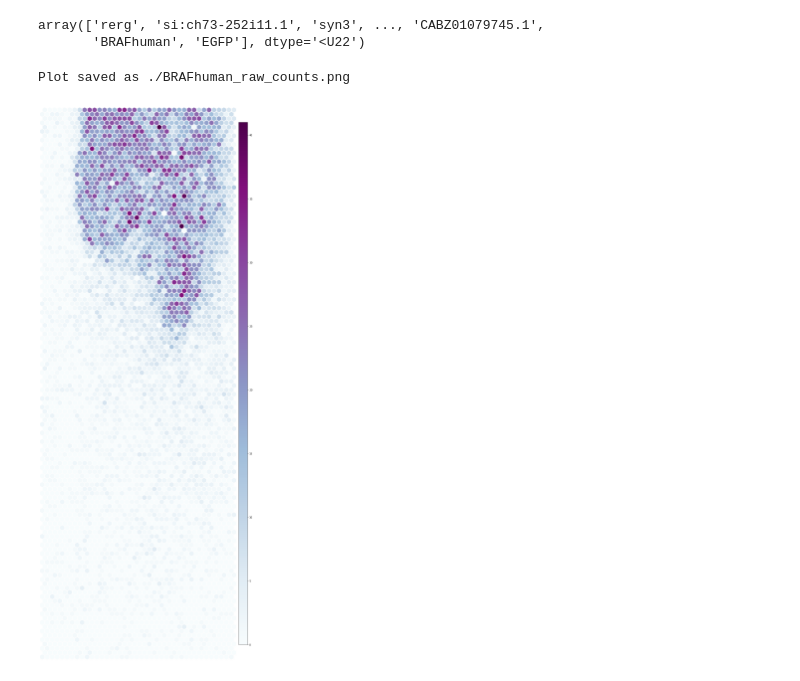
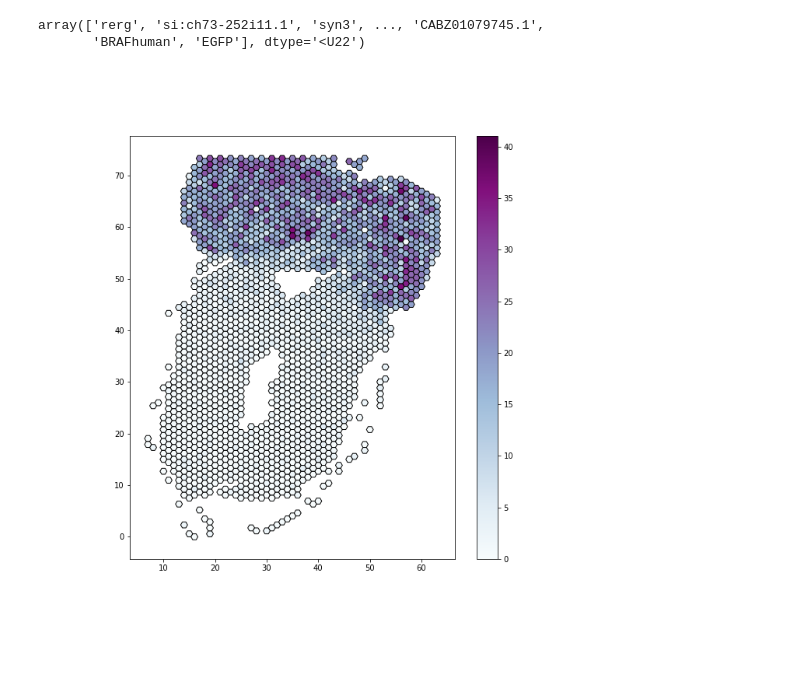
Before and after one commit to tansey-lab/bayestme, a Jupyter notebook: notebooks/bleeding_correction.ipynb, the cells around one changed output. Saved outputs shown, nothing was run; the diff lists cells and outputs as text; code cells hidden in the pictures.

Commit message:
refactoring plotting and sythetic data

```diff
--- a/notebooks/bleeding_correction.ipynb
+++ b/notebooks/bleeding_correction.ipynb
@@ -10,14 +10,15 @@ array(['rerg', 'si:ch73-252i11.1', 'syn3', ..., 'CABZ01079745.1',
 # %%
 from bayestme import plotting
 from IPython.display import Image
+from matplotlib import pyplot as plt
 
-plotting.plot_gene_raw_counts(stdata=stdata, gene='BRAFhuman', output_dir='.', output_format='png')
+plt.rcParams["figure.figsize"] = (10, 10)
+plotting.plot_gene_raw_counts(stdata=stdata, gene='BRAFhuman', output_file='BRAFhuman_raw.png')
 
 
-Image('BRAFhuman_raw_counts.png')
+Image('BRAFhuman_raw.png')
 # %% [output]
-Plot saved as ./BRAFhuman_raw_counts.png
-[figure, old version]
+[figure, new version]
 # %%
 from bayestme import gene_filtering
 
```
Also changed, not shown: parts of 5 cells of this notebook, 10 other files.
